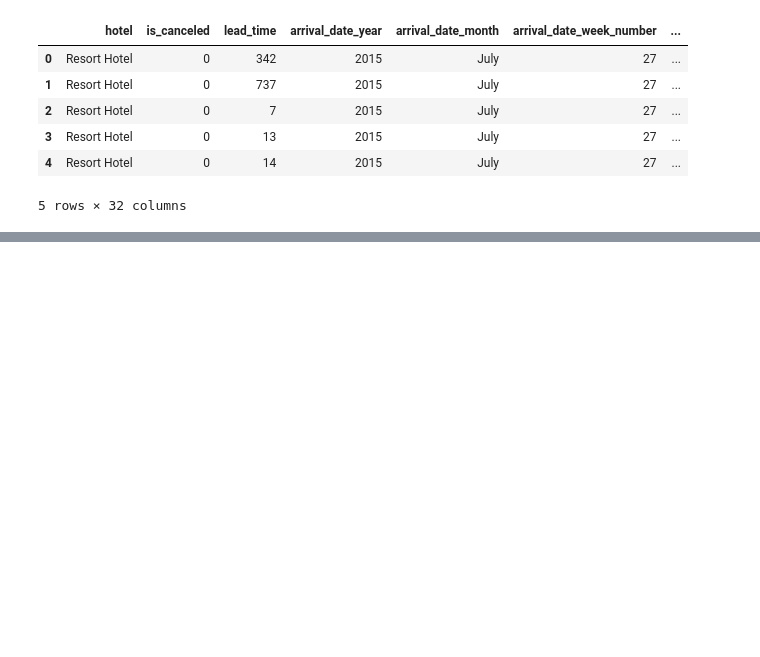
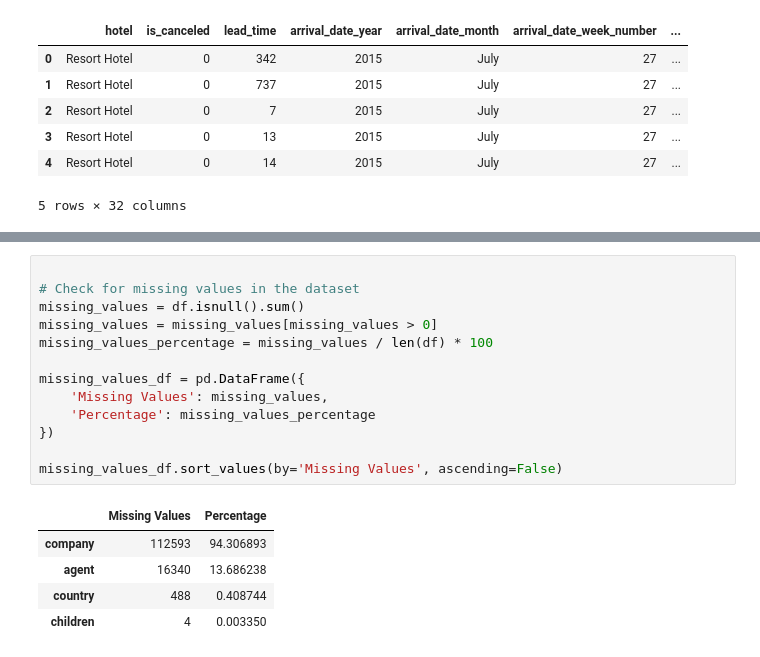
Before and after one commit to EitanKatz1/Hotel_bookin_demand, a Jupyter notebook: Hotel_bookin_demand_EDA.ipynb, the cells around one changed output, grey strips where cells are left out. Drawn from its saved outputs; the diff is of its cells as text; blank space fills up the shorter version.

```diff
--- a/Hotel_bookin_demand_EDA.ipynb
+++ b/Hotel_bookin_demand_EDA.ipynb
@@ -67,0 +138,19 @@ df.head()
+# %%
+
+# Check for missing values in the dataset
+missing_values = df.isnull().sum()
+missing_values = missing_values[missing_values > 0]
+missing_values_percentage = missing_values / len(df) * 100
+
+missing_values_df = pd.DataFrame({
+    'Missing Values': missing_values,
+    'Percentage': missing_values_percentage
+})
+
+missing_values_df.sort_values(by='Missing Values', ascending=False)
+# %% [output]
+|  | Missing Values | Percentage |
+| company | 112593 | 94.306893 |
+| agent | 16340 | 13.686238 |
+| country | 488 | 0.408744 |
+| children | 4 | 0.003350 |
```
Also changed, not shown: parts of 5 cells of this notebook.
